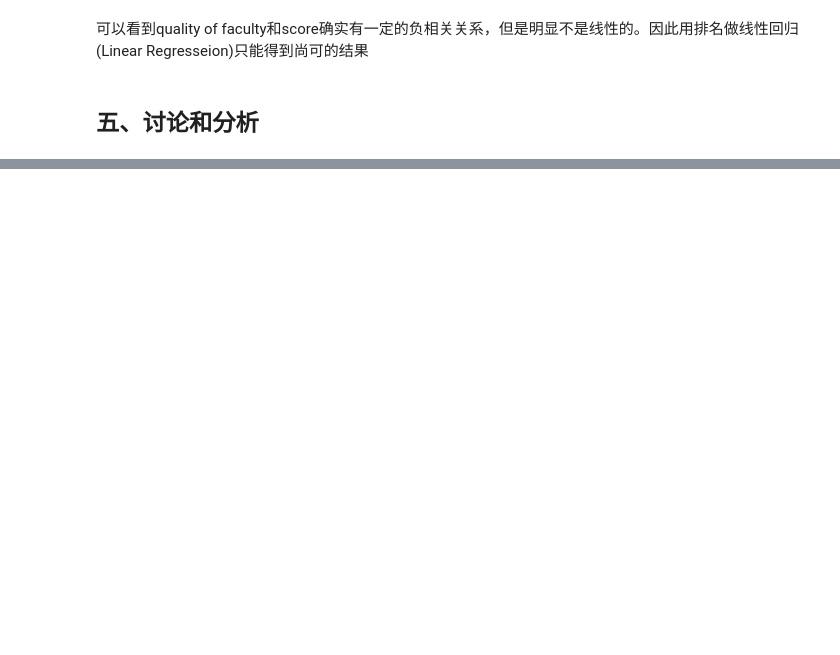
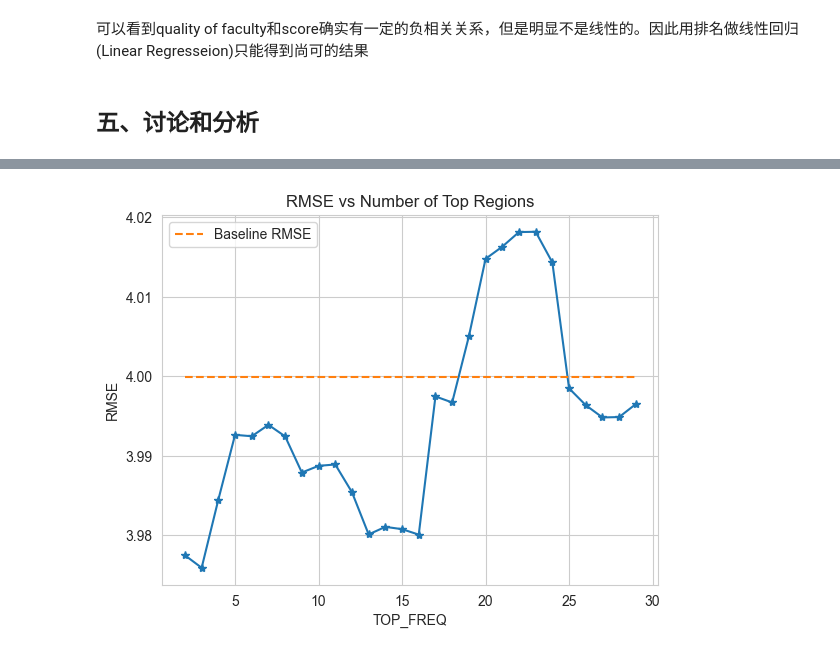
Before and after one commit to Jake177/Machine-Learning, a Jupyter notebook: 基于回归分析的大学综合得分预测/exp2.ipynb, the cells around one changed output, grey strips where cells are left out. Cells and saved outputs as stored; diff of their text form; code cells hidden in the pictures; blank space fills up the shorter version.

```diff
--- a/基于回归分析的大学综合得分预测/exp2.ipynb
+++ b/基于回归分析的大学综合得分预测/exp2.ipynb
@@ -192,0 +240,3 @@ plt.show()
+# %%
+all_x_new = np.concatenate((all_x,region_encode), axis=1)  # 将原始特征和 one-hot 编码的 region 特征合并
+x_train_new, x_test_new, y_train, y_test = train_test_split(all_x_new, all_y, test_size=0.2, random_state=2020)
@@ -192,0 +245,7 @@ plt.show()
+# %%
+model_new = LinearRegression()
+model_new.fit(x_train_new, y_train)  # 使用新的特征集训练模型
+p_test_new = model_new.predict(x_test_new)  # 使用新的特征集进行预测
+test_error_new = p_test_new - y_test  # 计算新的预测误差
+test_rmse_new = np.sqrt(np.mean(test_error_new ** 2))  # 计算新的均方根误差
+print(f"New rmse:{test_rmse_new:.4}")  # 输出新的测试集均方根误差
@@ -192,0 +254,18 @@ plt.show()
+# %%
+ALL_rmse = []
+for TOP_FREQ in range(2, 30):
+    top_regions = data_df['region'].value_counts().head(TOP_FREQ).index  # 选择出现频率最高的前 TOP_FREQ 个地区
+    region2id = dict(zip(top_regions, range(1, len(top_regions) + 1)))  # 将地区名称映射到数字ID
+    data_df['region_id'] = data_df['region'].apply(lambda x: region2id.get(x, 0))  # 新增 region_id 列
+    region_encode = pd.get_dummies(data_df['region_id'].to_numpy())  # 用 region_id 进行 one-hot 编码
+    all_x_new = np.concatenate((all_x, region_encode), axis=1)  # 合并特征
+
+    x_train_new, x_test_new, y_train, y_test = train_test_split(all_x_new, all_y, test_size=0.2, random_state=2020)
+
+    model_new = LinearRegression()
+    model_new.fit(x_train_new, y_train)  # 使用新的特征集训练模型
+    p_test_new = model_new.predict(x_test_new)  # 使用新的特征集进行预测
+    test_error_new = p_test_new - y_test  # 计算新的预测误差
+    test_rmse_new = np.sqrt(np.mean(test_error_new ** 2))  # 计算新的均方根误差
+    print(f"New rmse:{test_rmse_new:.4}")  # 输出新的测试集均方根误差
+    ALL_rmse.append(test_rmse_new)
@@ -192,0 +290,14 @@ plt.show()
+# %%
+ax = plt.subplot() # 创建一个子图
+TOP_FREQ_values = np.arange(2, 30) # 创建 TOP_FREQ 值数组
+ALL_rmse = np.array(ALL_rmse) # 将 ALL_rmse 转换为 NumPy 数组
+ax.plot(TOP_FREQ_values, ALL_rmse, '-*') # 绘制 RMSE 曲线
+ax.plot(TOP_FREQ_values, [3.9999]*len(ALL_rmse), '--', label='Baseline RMSE') # 添加基线 RMSE 线
+ax.set_xlabel('TOP_FREQ')
+ax.set_ylabel('RMSE')
+ax.set_title('RMSE vs Number of Top Regions')
+ax.legend()
+ax.grid(True)
+plt.show()
+# %% [output]
+[figure, added]
```
Also changed, not shown: parts of 10 cells of this notebook, 5 other files.
